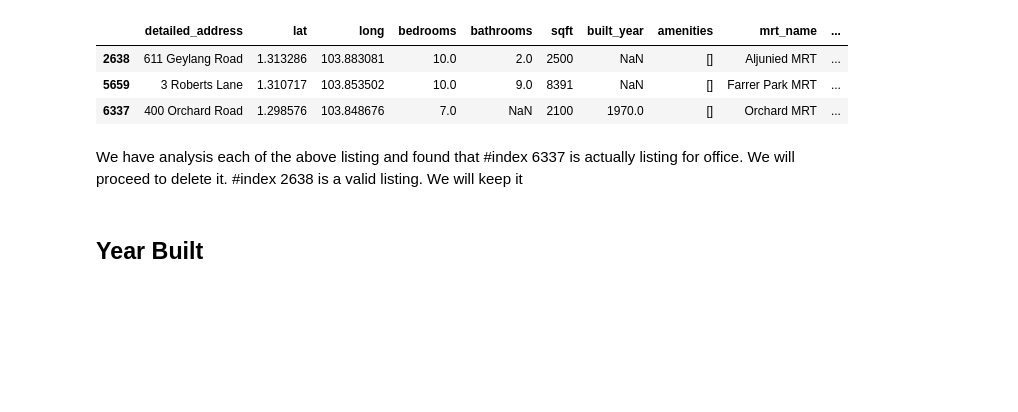
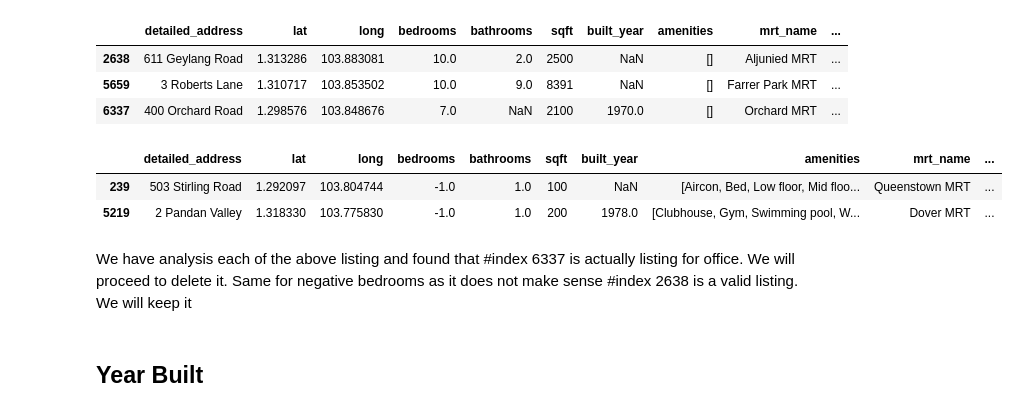
Before and after one commit to JosephSkippy/SingaporeCondoRental, a Jupyter notebook: 01 Data Cleaning.ipynb, the cells around one changed output. Cells and saved outputs as stored; diff of their text form; code cells hidden in the pictures; blank space fills up the shorter version.

```diff
--- a/01 Data Cleaning.ipynb
+++ b/01 Data Cleaning.ipynb
@@ -408,4 +408,11 @@ df.loc[df.bedrooms > 6, :]
 | 2638 | 611 Geylang Road | 1.313286 | 103.883081 | 10.0 | 2.0 | 2500 | NaN | [] | Aljunied MRT | ... |
 | 5659 | 3 Roberts Lane | 1.310717 | 103.853502 | 10.0 | 9.0 | 8391 | NaN | [] | Farrer Park MRT | ... |
 | 6337 | 400 Orchard Road | 1.298576 | 103.848676 | 7.0 | NaN | 2100 | 1970.0 | [] | Orchard MRT | ... |
+# %%
+#finding the outlier with more than < 0 bedrooms
+df.loc[df.bedrooms < 1, :]
+# %% [output]
+|  | detailed_address | lat | long | bedrooms | bathrooms | sqft | built_year | amenities | mrt_name | ... |
+| 239 | 503 Stirling Road | 1.292097 | 103.804744 | -1.0 | 1.0 | 100 | NaN | [Aircon, Bed, Low floor, Mid floo... | Queenstown MRT | ... |
+| 5219 | 2 Pandan Valley | 1.318330 | 103.775830 | -1.0 | 1.0 | 200 | 1978.0 | [Clubhouse, Gym, Swimming pool, W... | Dover MRT | ... |
 # %%
@@ -413,5 +420,5 @@ df = df.drop(index=6337)
 # %% [markdown]
-We have analysis each of the above listing and found that #index 6337 is actually listing for office. We will proceed to delete it.
+We have analysis each of the above listing and found that #index 6337 is actually listing for office. We will proceed to delete it. Same for negative bedrooms as it does not make sense
 #index 2638 is a valid listing. We will keep it
 # %% [markdown]
 ## Year Built
```
Also changed, not shown: parts of 4 cells of this notebook, 8 other files.
